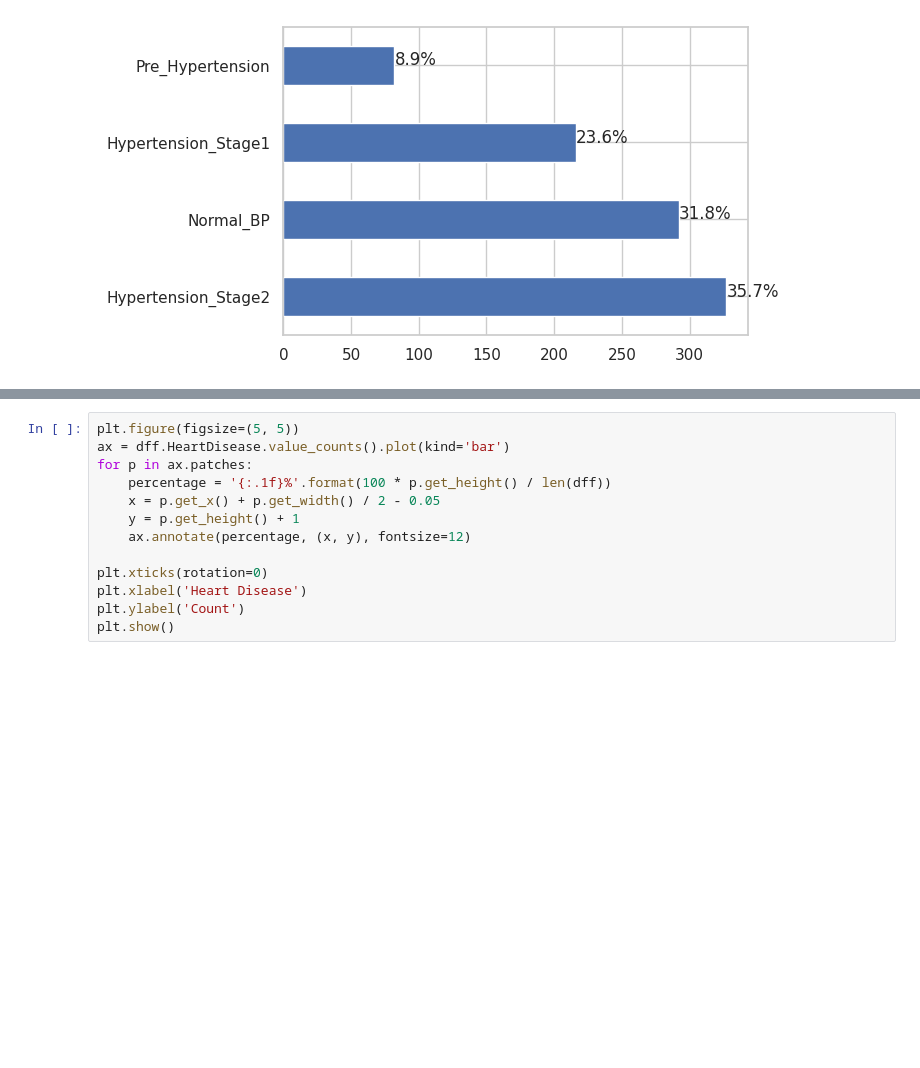
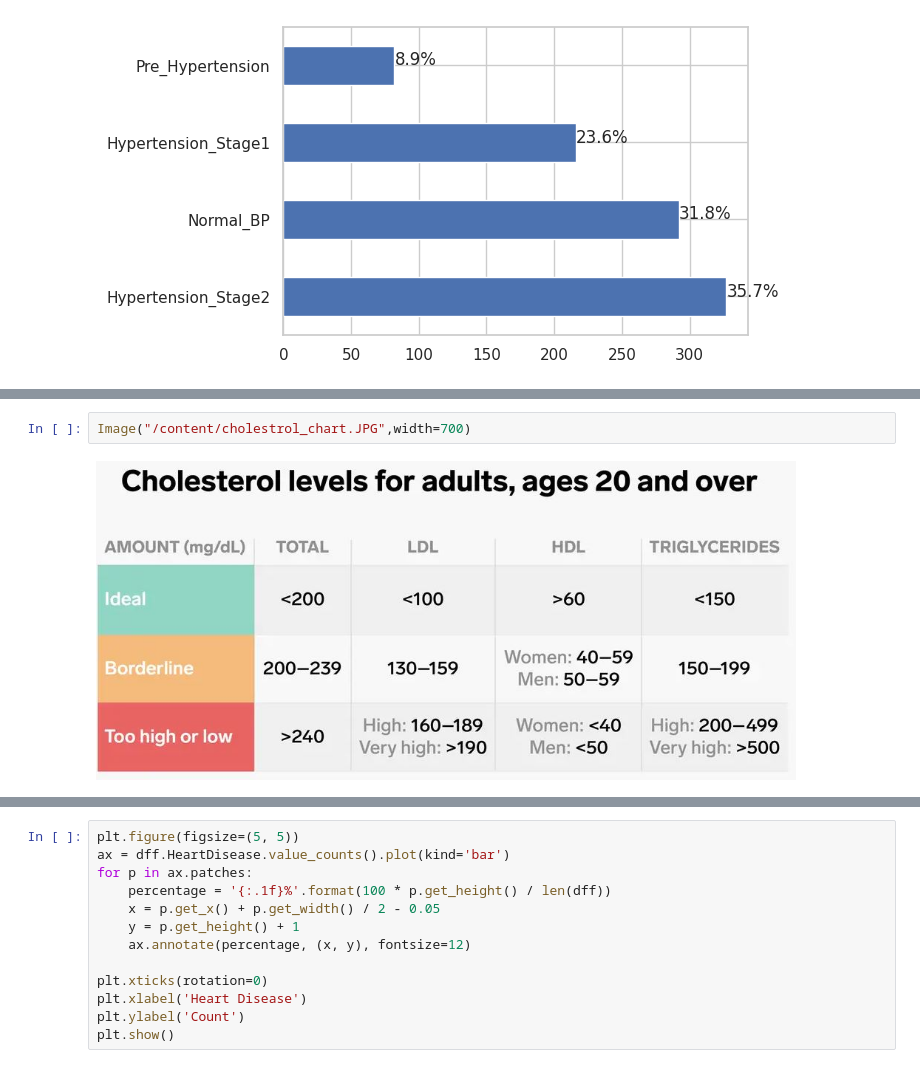
Before and after one commit to jrakhshanda55/Ausaf_ML, a Jupyter notebook: project1.ipynb, the cells around one changed output, grey strips where cells are left out. Saved outputs shown, nothing was run; the diff lists cells and outputs as text; blank space fills up the shorter version.

```diff
--- a/project1.ipynb
+++ b/project1.ipynb
@@ -307,0 +302,4 @@ plt.show()
+# %%
+Image("/content/cholestrol_chart.JPG",width=700)
+# %% [output]
+[figure, added]
```
Also changed, not shown: parts of 24 cells of this notebook.
